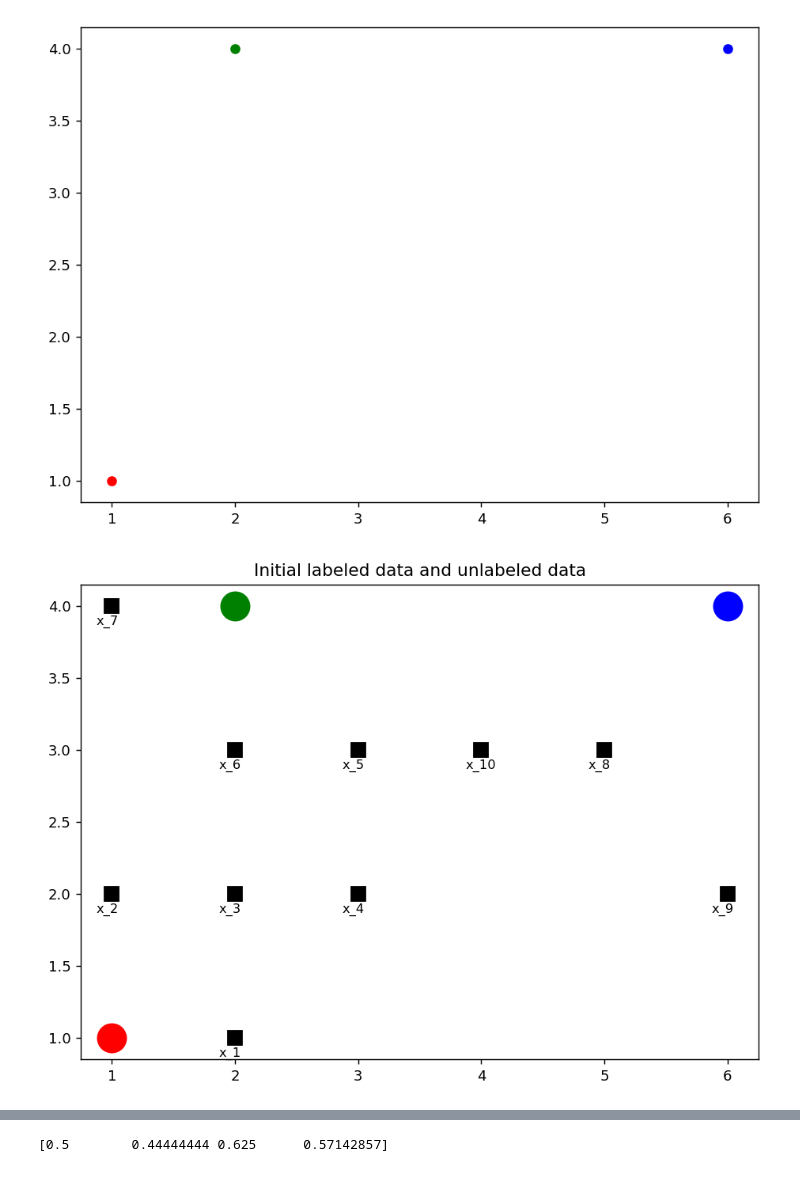
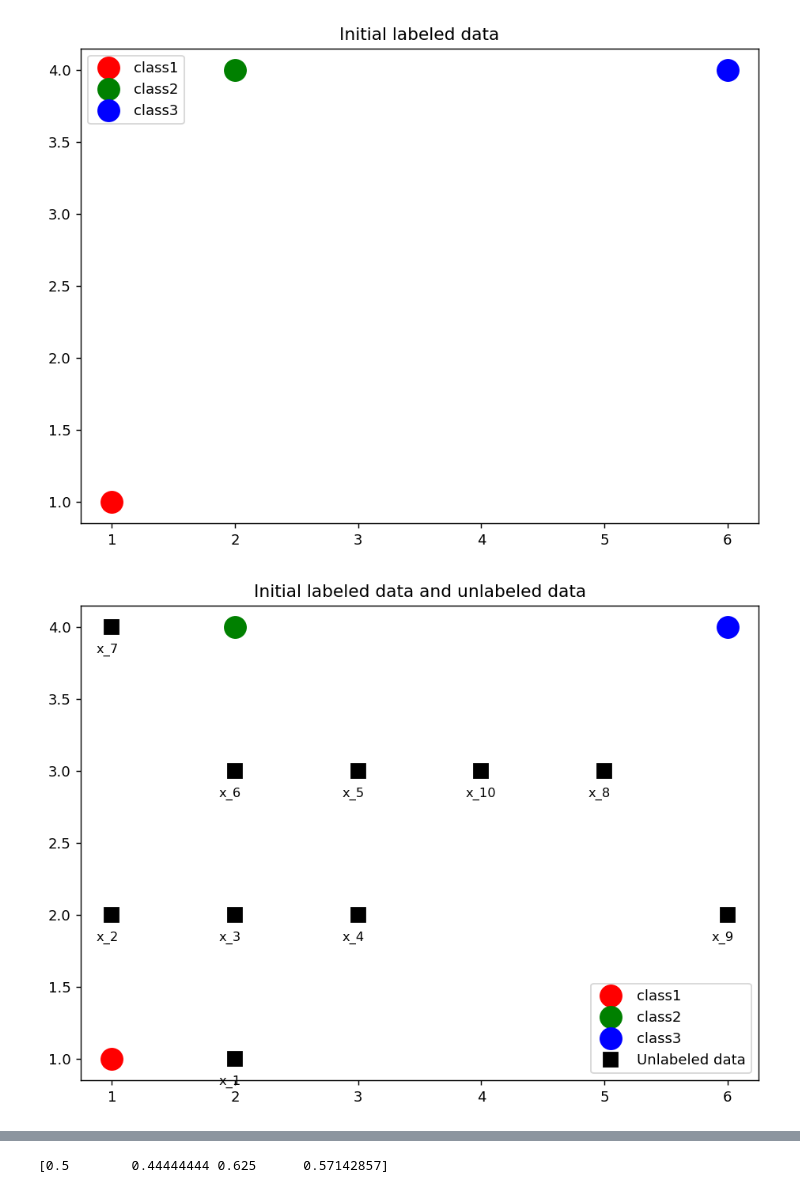
Before and after one commit to Eng-Alaa/AL_SurveyPaper, a Jupyter notebook: AL_NumericalExample.ipynb, the cells around one changed output, grey strips where cells are left out. Saved outputs shown, nothing was run; the diff lists cells and outputs as text; code cells hidden in the pictures.

```diff
--- a/AL_NumericalExample.ipynb
+++ b/AL_NumericalExample.ipynb
@@ -14,12 +37,14 @@ TrainingData=TrainingData.to_numpy()
 # %%
 # Plot our training data
 plt.figure(figsize=(8.5, 6), dpi=130)
-plt.plot(np.transpose(TrainingData[TrainingLabels==1,0]),np.transpose(TrainingData[TrainingLabels==1,1]), 'ro')
-plt.plot(np.transpose(TrainingData[TrainingLabels==2,0]),np.transpose(TrainingData[TrainingLabels==2,1]), 'go')
-plt.plot(np.transpose(TrainingData[TrainingLabels==3,0]),np.transpose(TrainingData[TrainingLabels==3,1]), 'bo')
+plt.title("Initial labeled data")
+plt.plot(np.transpose(TrainingData[TrainingLabels==1,0]),np.transpose(TrainingData[TrainingLabels==1,1]), 'ro', markersize=15, label='class1')
+plt.plot(np.transpose(TrainingData[TrainingLabels==2,0]),np.transpose(TrainingData[TrainingLabels==2,1]), 'go', markersize=15, label='class2')
+plt.plot(np.transpose(TrainingData[TrainingLabels==3,0]),np.transpose(TrainingData[TrainingLabels==3,1]), 'bo', markersize=15, label='class3')
+plt.legend()
 plt.show()
 # %% [output]
-[figure, old version]
+[figure, new version]
 # %%
 # the pool of unlabeled data points
 TestingData = pd.DataFrame(np.transpose(np.array([[2,1,2,3,3,2,1,5,6,4], [1,2,2,2,3,3,4,3,2,3]])))
@@ -29,16 +54,17 @@ TestingData=TestingData.to_numpy()
 # Plot our training/labeled data and unlabeled data
 plt.figure(figsize=(8.5, 6), dpi=130)
 plt.title("Initial labeled data and unlabeled data")
-plt.plot(np.transpose(TrainingData[TrainingLabels==1,0]),np.transpose(TrainingData[TrainingLabels==1,1]), 'ro', markersize=20)
-plt.plot(np.transpose(TrainingData[TrainingLabels==2,0]),np.transpose(TrainingData[TrainingLabels==2,1]), 'go', markersize=20)
-plt.plot(np.transpose(TrainingData[TrainingLabels==3,0]),np.transpose(TrainingData[TrainingLabels==3,1]), 'bo', markersize=20)
-plt.plot(np.transpose(TestingData[:,0]),np.transpose(TestingData[:,1]), 'ks', markersize=10)
+plt.plot(np.transpose(TrainingData[TrainingLabels==1,0]),np.transpose(TrainingData[TrainingLabels==1,1]), 'ro', markersize=15, label='class1')
+plt.plot(np.transpose(TrainingData[TrainingLabels==2,0]),np.transpose(TrainingData[TrainingLabels==2,1]), 'go', markersize=15, label='class2')
+plt.plot(np.transpose(TrainingData[TrainingLabels==3,0]),np.transpose(TrainingData[TrainingLabels==3,1]), 'bo', markersize=15, label='class3')
+plt.plot(np.transpose(TestingData[:,0]),np.transpose(TestingData[:,1]), 'ks', markersize=10, label='Unlabeled data')
 for i in range(TestingData.shape[0]):
     Text='x_' + str(i+1)
-    plt.text(TestingData[i,0]-0.13, TestingData[i,1]-0.13,Text,fontsize=9)
+    plt.text(TestingData[i,0]-0.13, TestingData[i,1]-0.18,Text,fontsize=9)
+plt.legend()
 plt.show()
 # %% [output]
-[figure, old version]
+[figure, new version]
 # %%
 # train a model on TrainingData, calculate the accuracy of TestingData
 clf = RandomForestClassifier(n_estimators = 10, random_state = 1)
```
Also changed, not shown: parts of 6 cells of this notebook, 1 other file.
